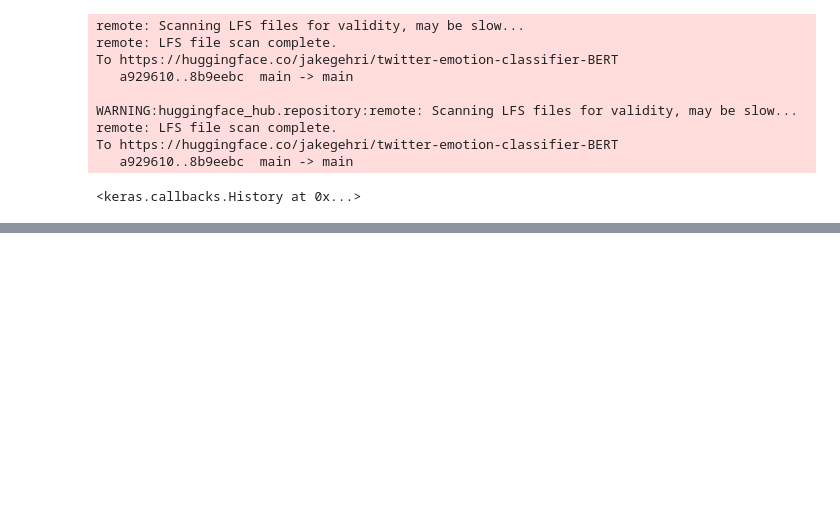
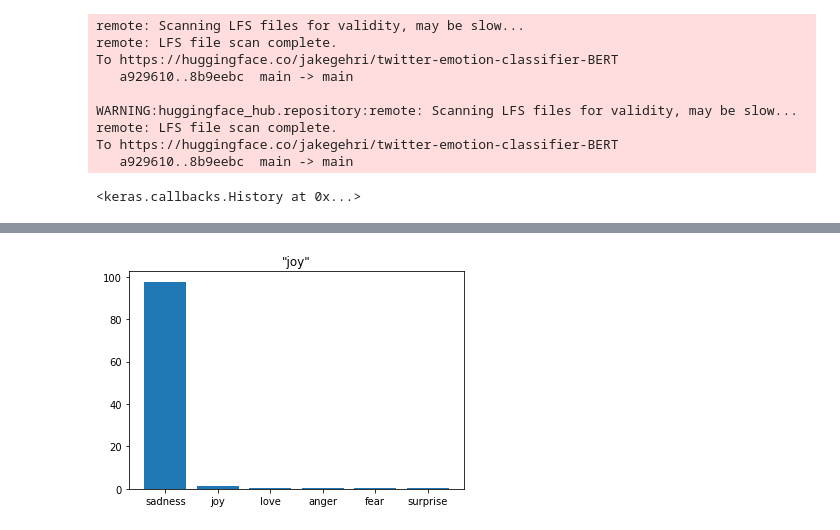
Before and after one commit to jakegehri/twitter-bot, a Jupyter notebook: emotion_classifier.ipynb, the cells around one changed output, grey strips where cells are left out. Cells and saved outputs as stored; diff of their text form; code cells hidden in the pictures; blank space fills up the shorter version.

```diff
--- a/emotion_classifier.ipynb
+++ b/emotion_classifier.ipynb
@@ -220,3 +207,6 @@ OSError: ignored
+# %%
+test_tweet = "joy"
 # %%
-preds = classifier(test_tweet, return_all_scores)
+preds = classifier(test_tweet, top_k=6)
+preds
 # %% [output]
@@ -223,0 +219,3 @@ NameError: ignored
+# %%
+labels = emotions['train'].features['label'].names
+labels
@@ -223,0 +224,3 @@ NameError: ignored
+# %%
+preds_df = pd.DataFrame(preds)
+preds_df
@@ -223,0 +235,6 @@ NameError: ignored
+# %%
+plt.bar(labels, 100 * preds_df['score'], color = 'C0')
+plt.title(f'"{test_tweet}"')
+plt.show()
+# %% [output]
+[figure, added]
```
Also changed, not shown: parts of 8 cells of this notebook.
